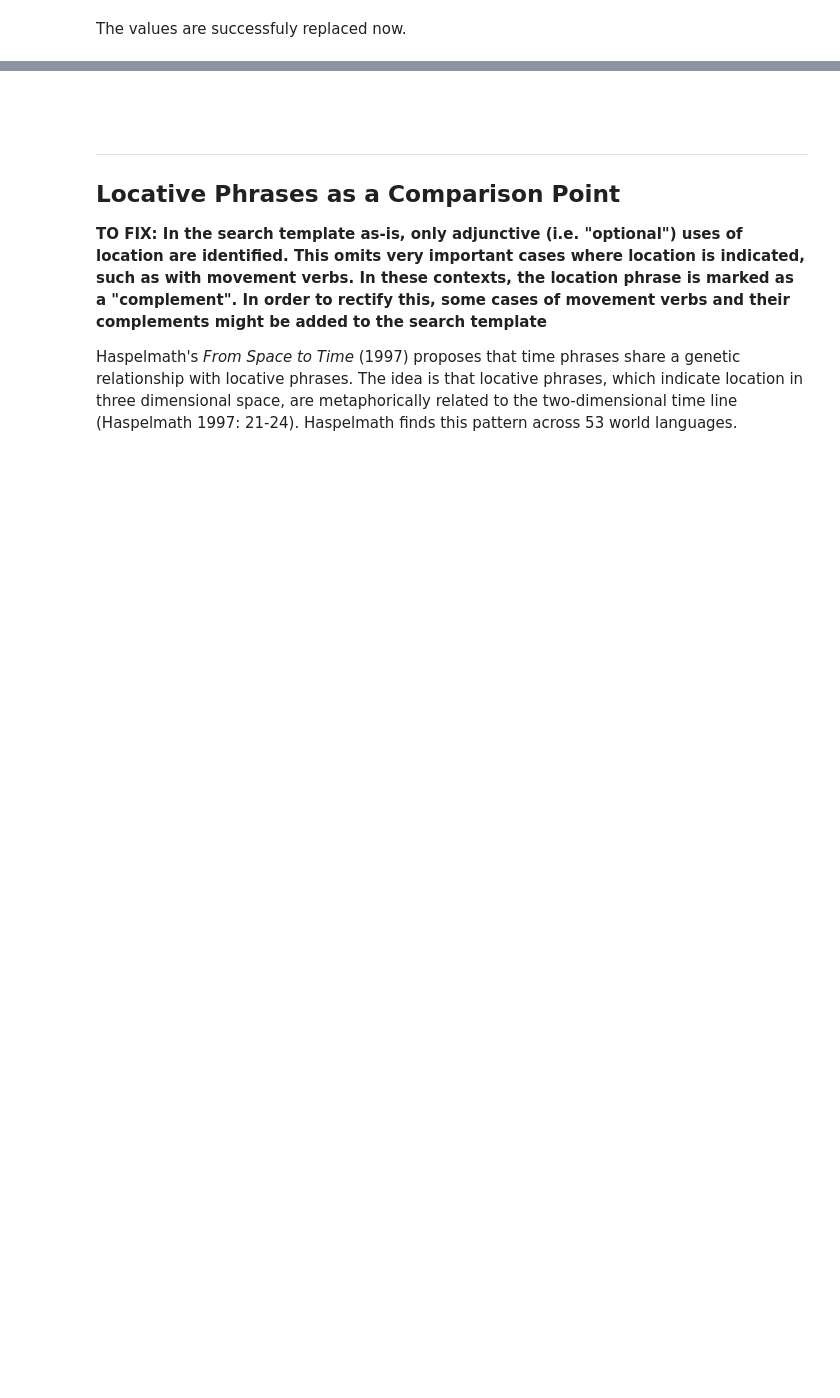
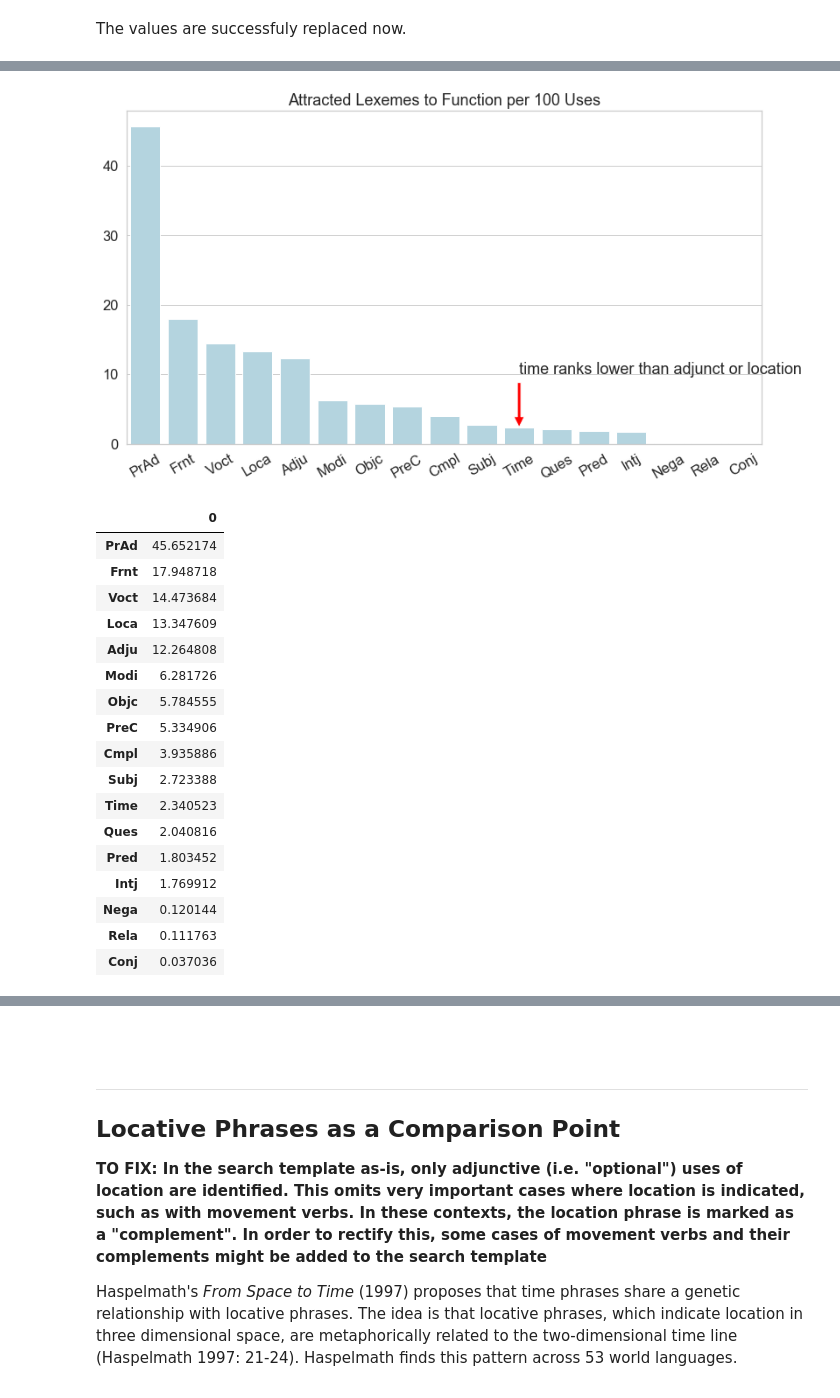
Before and after one commit to CambridgeSemiticsLab/BH_time_collocations, a Jupyter notebook: analysis/SBH_time_expressions.ipynb, the cells around one changed output, grey strips where cells are left out. Saved outputs shown, nothing was run; the diff lists cells and outputs as text; code cells hidden in the pictures; blank space fills up the shorter version.

```diff
--- a/analysis/SBH_time_expressions.ipynb
+++ b/analysis/SBH_time_expressions.ipynb
@@ -609,8 +616,8 @@ infs
 There are 23 colexemes that have maximally positive or negative associations between them and the target functions. Because it is impossible to plot infinite values, we substitute them with the maximum and minimum non-infinite values in the dataset.
 # %%
 noninfinites = corpfuncts[(corpfuncts != np.inf).all(1)]
-ni_max = non_infinites.max().max()
-ni_min = non_infinites.min().min()
+ni_max = noninfinites.max().max()
+ni_min = noninfinites.min().min()
 
 print(f'max: {ni_max}')
 print(f'min: {ni_min}')
@@ -653,2 +657,0 @@ functas = corpfuncts_clean # i.e. function associations
-# %%
-sns.set(style='whitegrid')
@@ -654,0 +660,4 @@ sns.set(style='whitegrid')
+# %%
+function_to_significant = dict((funct, (functas[funct][functas[funct] > 1.3]).shape[0]) for funct in functas)
+function_to_significant = pd.DataFrame.from_dict(function_to_significant, orient='index')
+function_to_significant = function_to_significant[(function_to_significant > 2).all(1)]
@@ -654,0 +666,32 @@ sns.set(style='whitegrid')
+# %%
+norm_fs = function_to_significant*100
+norm_fs = norm_fs.div(corpusfuncts.sum(), axis='rows')
+norm_fs = norm_fs.sort_values(by=0, ascending=False).dropna()
+# %%
+plt.figure(figsize=(13, 7))
+sns.barplot(data=norm_fs.transpose(), color='Lightblue')
+plt.xticks(rotation=30)
+plt.title('Attracted Lexemes to Function per 100 Uses')
+plt.annotate('time ranks lower than adjunct or location', xy=(10, 2), xytext=(10, 10), arrowprops=dict(facecolor='red', shrink=0.05),)
+plt.show()
+display(norm_fs)
+# %% [output]
+[figure, added]
+|  | 0 |
+| PrAd | 45.652174 |
+| Frnt | 17.948718 |
+| Voct | 14.473684 |
+| Loca | 13.347609 |
+| Adju | 12.264808 |
+| Modi | 6.281726 |
+| Objc | 5.784555 |
+| PreC | 5.334906 |
+| Cmpl | 3.935886 |
+| Subj | 2.723388 |
+| Time | 2.340523 |
+| Ques | 2.040816 |
+| Pred | 1.803452 |
+| Intj | 1.769912 |
+| Nega | 0.120144 |
+| Rela | 0.111763 |
+| Conj | 0.037036 |
```
Also changed, not shown: parts of 24 cells of this notebook.
